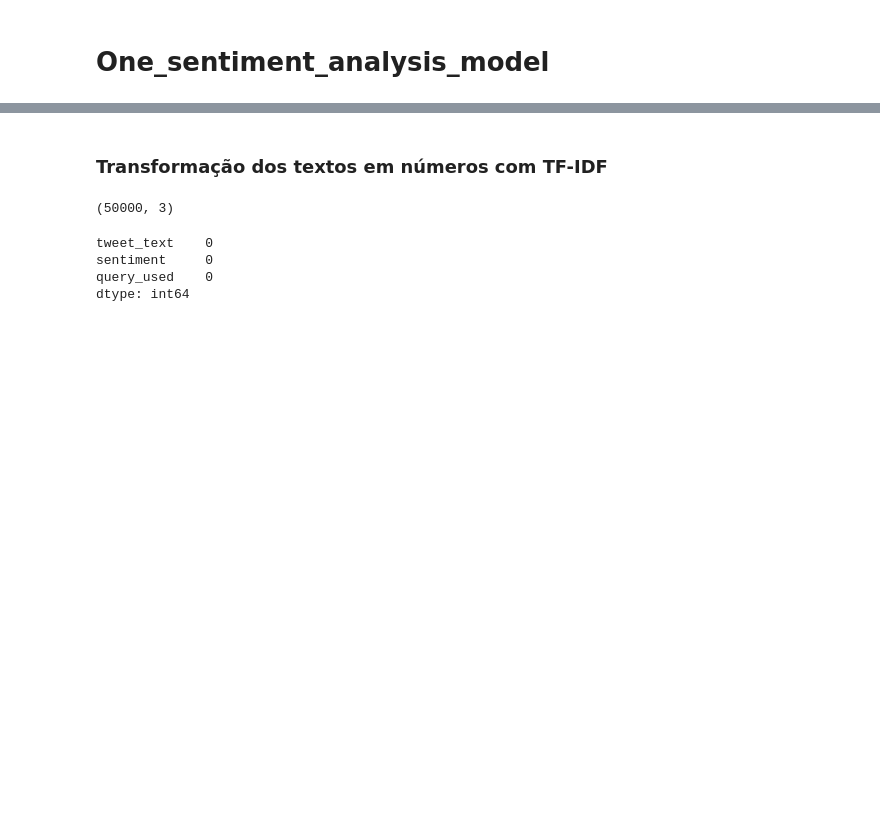
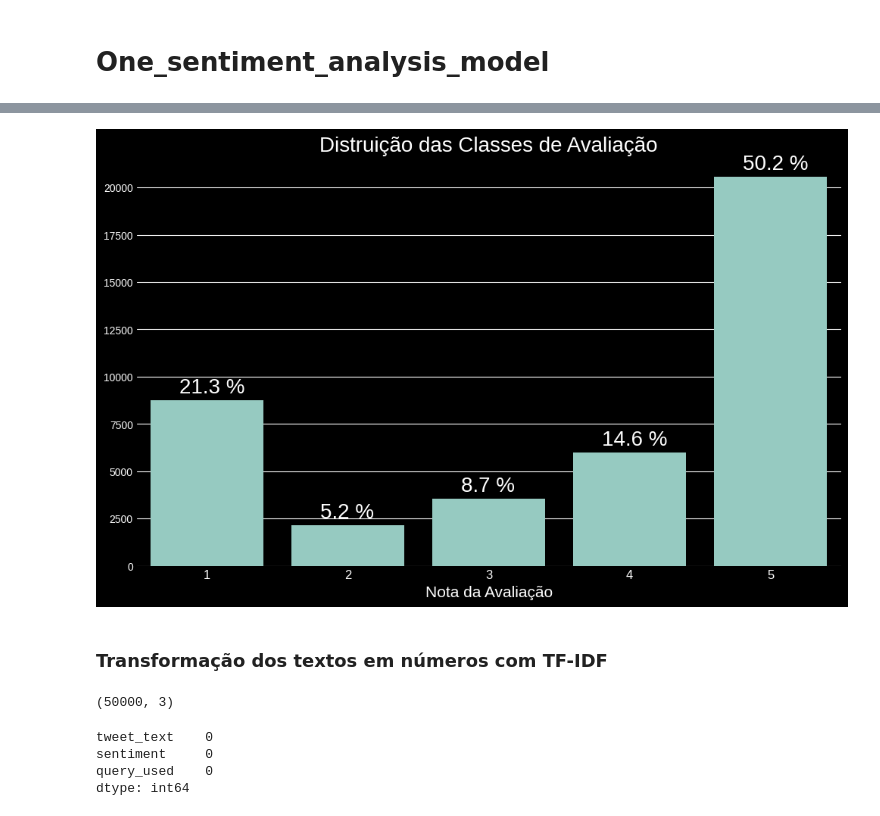
Before and after one commit to ONE-sentiment-analysis/One_sentiment_analysis_model, a Jupyter notebook: src/notebooks/00_One_sentiment_analysis_model.ipynb, the cells around one changed output, grey strips where cells are left out. Saved outputs shown, nothing was run; the diff lists cells and outputs as text; code cells hidden in the pictures; blank space fills up the shorter version.

```diff
--- a/src/notebooks/00_One_sentiment_analysis_model.ipynb
+++ b/src/notebooks/00_One_sentiment_analysis_model.ipynb
@@ -66,5 +96,3 @@ df.tail()
 # %%
 # removendo colunas desnessarias e limitando o dataset para 50.000 amostras
-df = df.drop(["id", "tweet_date"], axis=1)
-df = df[:50000]
-df.head()
+df = df.drop(["review_id", "order_id", "review_comment_title", "review_creation_date", "review_answer_timestamp"], axis=1)
@@ -77,0 +106,4 @@ df.head()
+# %%
+# Remover linhas com valores nulos na coluna 'review_comment_message'
+df = df.dropna(subset=['review_comment_message'])
+print(df.isnull().sum())
@@ -77,0 +114,3 @@ df.head()
+# %%
+# resetar os indices do DataFrame apos a remocao de linhas
+df = df.reset_index(drop=True)
@@ -78,3 +129,21 @@ df.head()
+# %%
+# distribuicao das classes no dataset
+rating_counts = df['review_score'].value_counts().reset_index().sort_values('review_score').iloc[:,1].tolist()
+rating_p = round(df['review_score'].value_counts(normalize=True).reset_index().sort_values('review_score').iloc[:,1] * 100, 1).apply(lambda x: '{} %'.format(x)).tolist()
+
+fig, ax = plt.subplots(figsize=(12,7))
+ax = sns.countplot(x=df['review_score'])
+plt.xticks(fontsize=12)
+plt.title('Distruição das Classes de Avaliação',fontsize=20)
+ax.set_ylabel('')
+ax.set_xlabel('Nota da Avaliação', size=15)
+for i, v in enumerate(rating_counts):
+    ax.text(i-0.2, v+400, rating_p[i], size=20)
+
+# salvar grafico no diretorio ../resources/img
+fig.savefig("../resources/img/001_distribuicao_classe_avaliacao.png")
+# %% [output]
+[figure, added]
 # %% [markdown]
 ### Transformação dos textos em números com TF-IDF
 # %%
```
Also changed, not shown: parts of 15 cells of this notebook, 3 other files.
